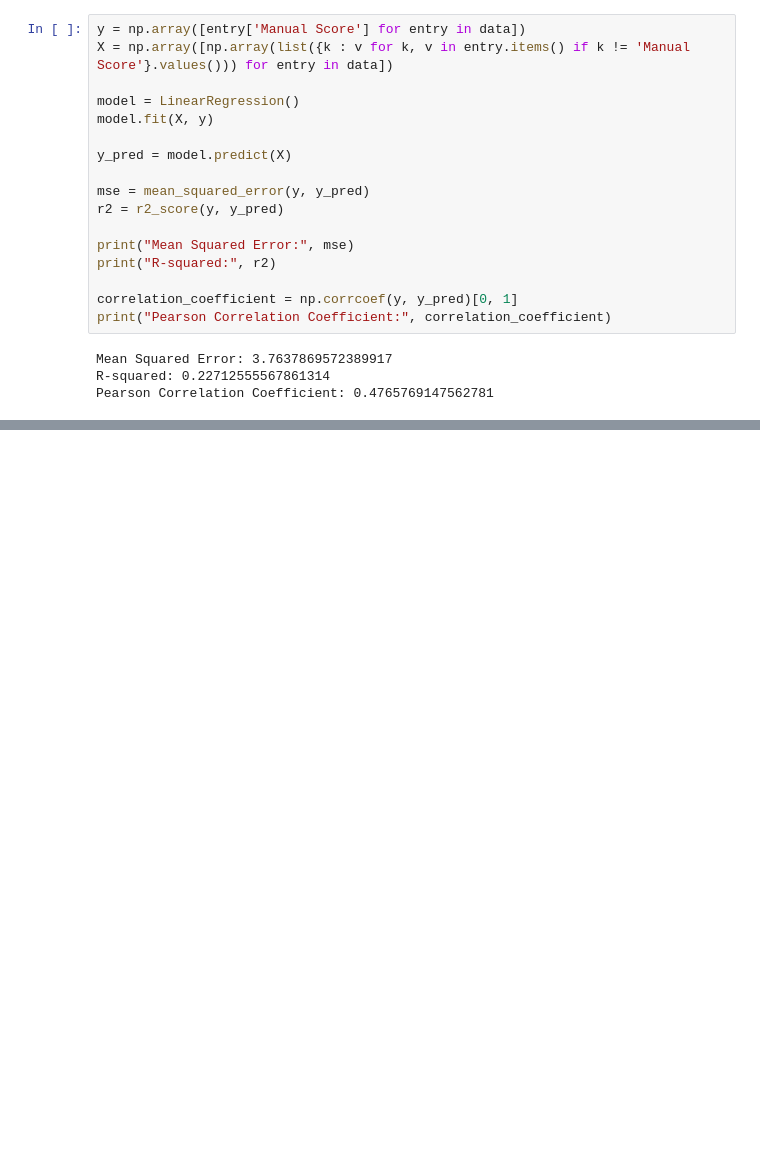
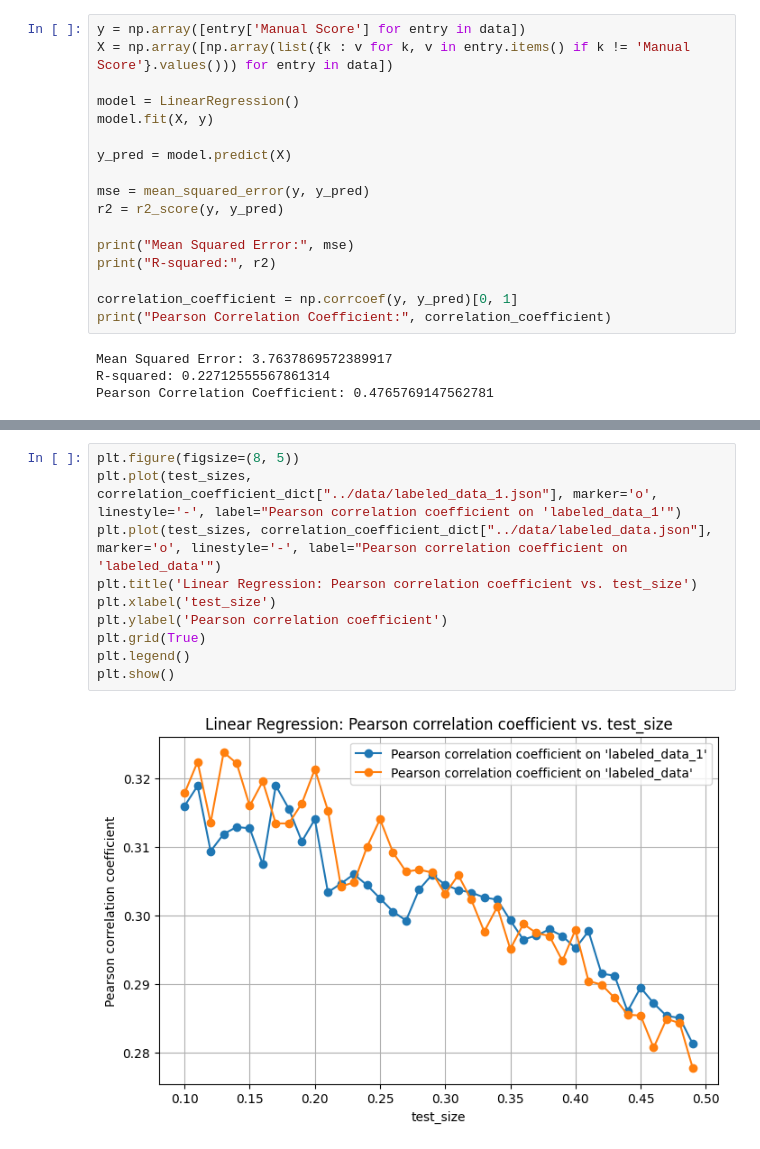
Before and after one commit to riensou/SNP-automate, a Jupyter notebook: scripts/linear_regression.ipynb, the cells around one changed output, grey strips where cells are left out. Saved outputs shown, nothing was run; the diff lists cells and outputs as text; blank space fills up the shorter version.

```diff
--- a/scripts/linear_regression.ipynb
+++ b/scripts/linear_regression.ipynb
@@ -138,0 +185,12 @@ Pearson Correlation Coefficient: 0.4765769147562781
+# %%
+plt.figure(figsize=(8, 5))
+plt.plot(test_sizes, correlation_coefficient_dict["../data/labeled_data_1.json"], marker='o', linestyle='-', label="Pearson correlation coefficient on 'labeled_data_1'")
+plt.plot(test_sizes, correlation_coefficient_dict["../data/labeled_data.json"], marker='o', linestyle='-', label="Pearson correlation coefficient on 'labeled_data'")
+plt.title('Linear Regression: Pearson correlation coefficient vs. test_size')
+plt.xlabel('test_size')
+plt.ylabel('Pearson correlation coefficient')
+plt.grid(True)
+plt.legend()
+plt.show()
+# %% [output]
+[figure, added]
```
Also changed, not shown: parts of 14 cells of this notebook, 5 other files.
